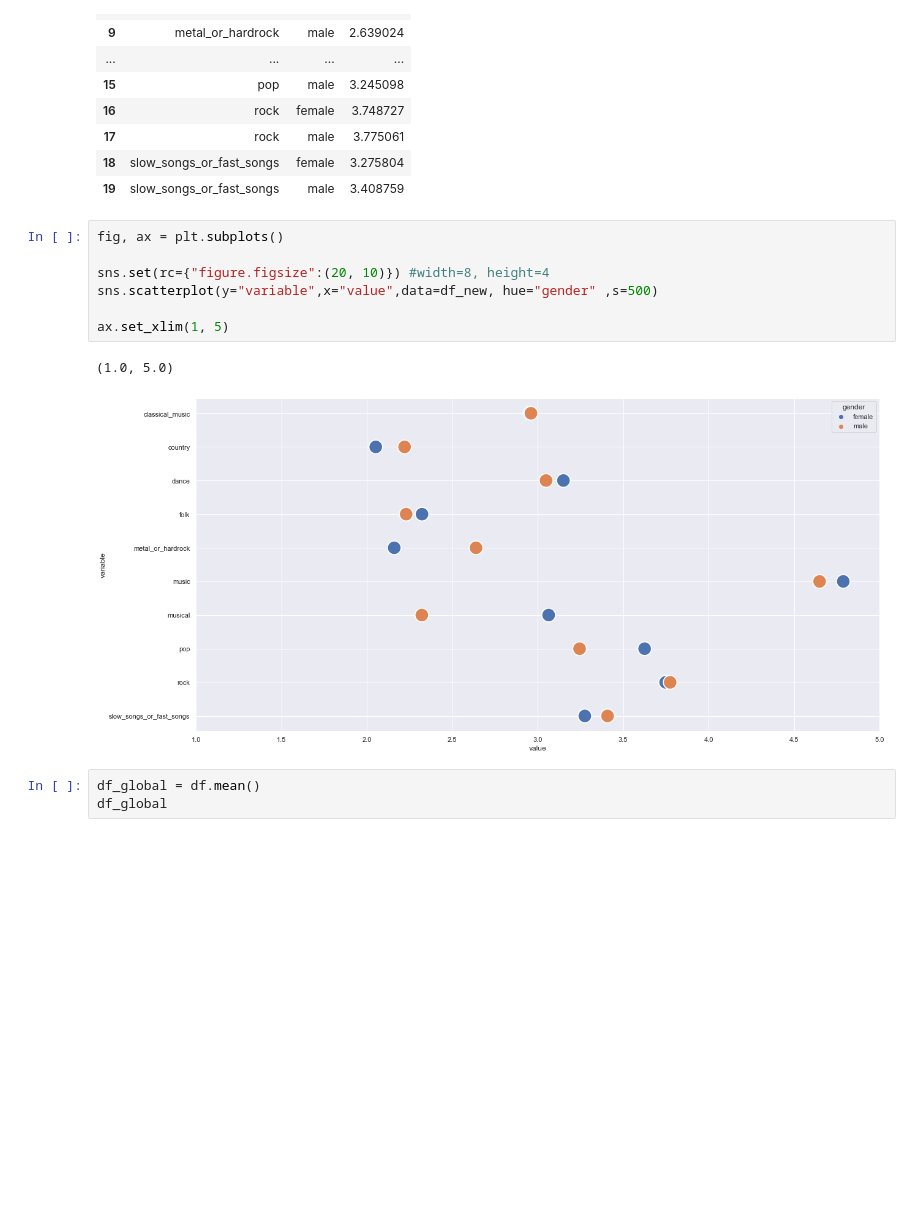
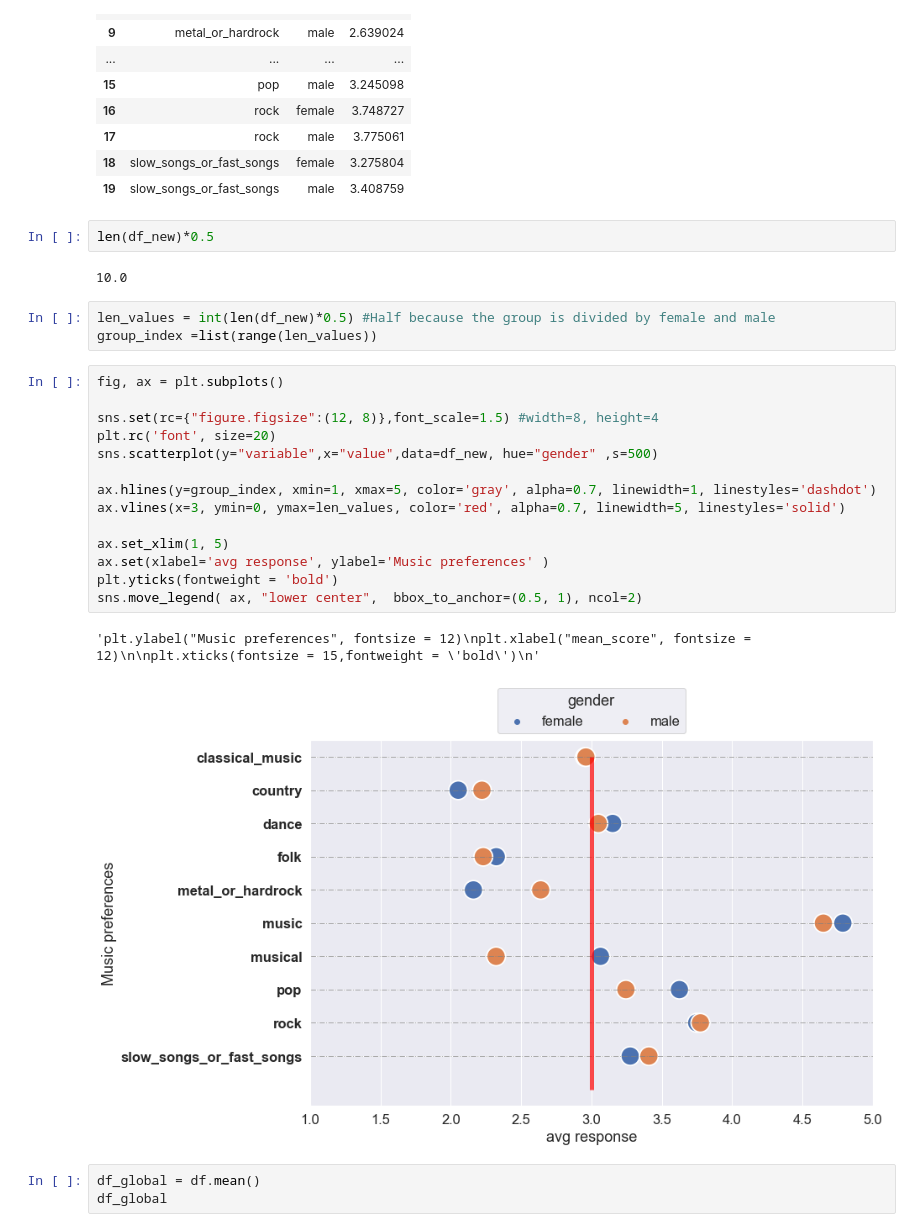
Before and after one commit to alejomaar/Machine-Learning-Zoomcamp, a Jupyter notebook: Midterm_proyect/proyect.ipynb, the cells around one changed output. Cells and saved outputs as stored; diff of their text form; blank space fills up the shorter version.

Commit message:
ADD styles to plots

```diff
--- a/Midterm_proyect/proyect.ipynb
+++ b/Midterm_proyect/proyect.ipynb
@@ -134,16 +134,30 @@ df_new
 | 17 | rock | male | 3.775061 |
 | 18 | slow_songs_or_fast_songs | female | 3.275804 |
 | 19 | slow_songs_or_fast_songs | male | 3.408759 |
+# %%
+len(df_new)*0.5
+# %% [output]
+10.0
+# %%
+len_values = int(len(df_new)*0.5) #Half because the group is divided by female and male
+group_index =list(range(len_values))
 # %%
 fig, ax = plt.subplots()
 
-sns.set(rc={"figure.figsize":(20, 10)}) #width=8, height=4
+sns.set(rc={"figure.figsize":(12, 8)},font_scale=1.5) #width=8, height=4
+plt.rc('font', size=20)
 sns.scatterplot(y="variable",x="value",data=df_new, hue="gender" ,s=500)
 
+ax.hlines(y=group_index, xmin=1, xmax=5, color='gray', alpha=0.7, linewidth=1, linestyles='dashdot')
+ax.vlines(x=3, ymin=0, ymax=len_values, color='red', alpha=0.7, linewidth=5, linestyles='solid')
+
 ax.set_xlim(1, 5)
+ax.set(xlabel='avg response', ylabel='Music preferences' )
+plt.yticks(fontweight = 'bold')
+sns.move_legend( ax, "lower center",  bbox_to_anchor=(0.5, 1), ncol=2)
 # %% [output]
-(1.0, 5.0)
+'plt.ylabel("Music preferences", fontsize = 12)\nplt.xlabel("mean_score", fontsize = 12)\n\nplt.xticks(fontsize = 15,fontweight = \'bold\')\n'
-[figure, old version]
+[figure, new version]
 # %%
 df_global = df.mean()
 df_global
```
Also changed, not shown: parts of 1 cell of this notebook.
